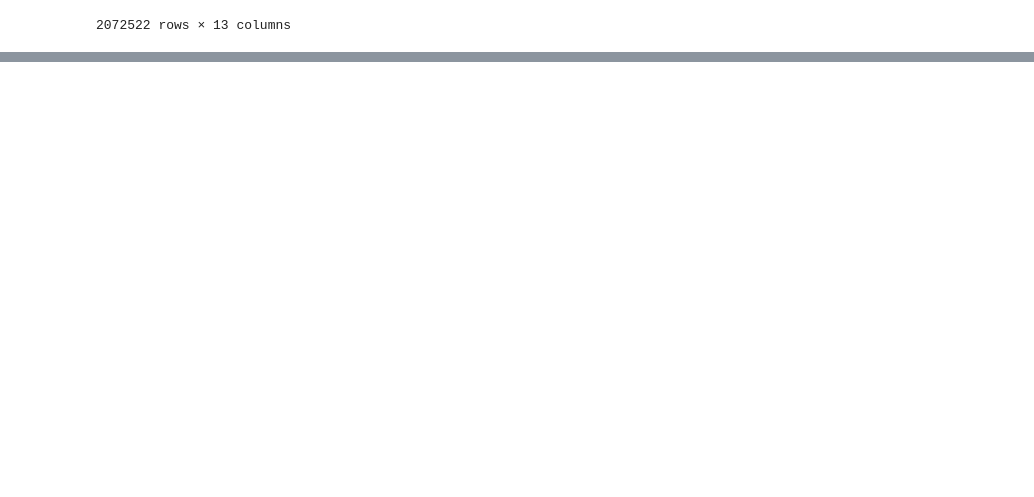
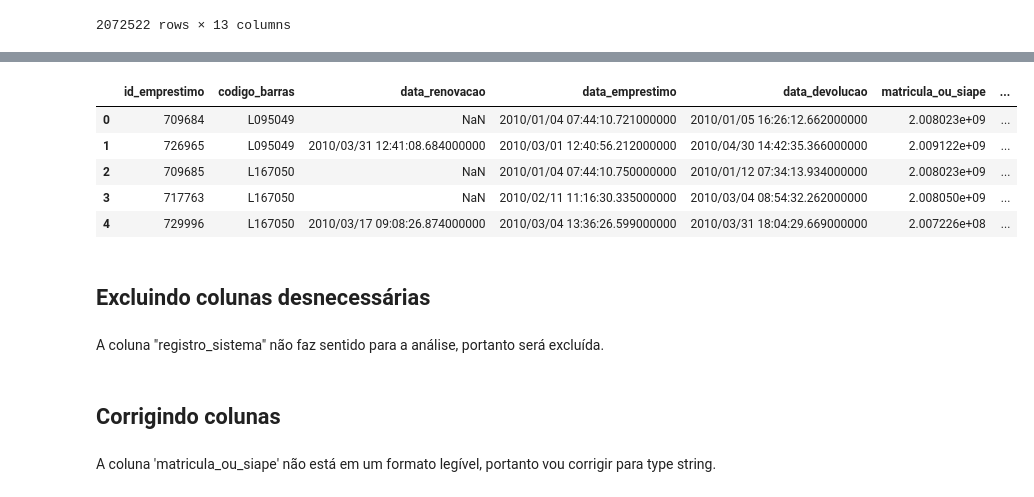
Before and after one commit to iancdesponds/Analise-Dados-Biblioteca-UFRN, a Jupyter notebook: analise.ipynb, the cells around one changed output, grey strips where cells are left out. Drawn from its saved outputs; the diff is of its cells as text; code cells hidden in the pictures; blank space fills up the shorter version.

```diff
--- a/analise.ipynb
+++ b/analise.ipynb
@@ -154,0 +194,13 @@ emprestimos_completo
+# %%
+emprestimos_completo.head()
+# %% [output]
+|  | id_emprestimo | codigo_barras | data_renovacao | data_emprestimo | data_devolucao | matricula_ou_siape | ... |
+| 0 | 709684 | L095049 | NaN | 2010/01/04 07:44:10.721000000 | 2010/01/05 16:26:12.662000000 | 2.008023e+09 | ... |
+| 1 | 726965 | L095049 | 2010/03/31 12:41:08.684000000 | 2010/03/01 12:40:56.212000000 | 2010/04/30 14:42:35.366000000 | 2.009122e+09 | ... |
+| 2 | 709685 | L167050 | NaN | 2010/01/04 07:44:10.750000000 | 2010/01/12 07:34:13.934000000 | 2.008023e+09 | ... |
+| 3 | 717763 | L167050 | NaN | 2010/02/11 11:16:30.335000000 | 2010/03/04 08:54:32.262000000 | 2.008050e+09 | ... |
+| 4 | 729996 | L167050 | 2010/03/17 09:08:26.874000000 | 2010/03/04 13:36:26.599000000 | 2010/03/31 18:04:29.669000000 | 2.007226e+08 | ... |
+# %% [markdown]
+## Excluindo colunas desnecessárias
+# %% [markdown]
+A coluna "registro_sistema" não faz sentido para a análise, portanto será excluída.
@@ -154,0 +209,4 @@ emprestimos_completo
+# %% [markdown]
+## Corrigindo colunas
+# %% [markdown]
+A coluna 'matricula_ou_siape' não está em um formato legível, portanto vou corrigir para type string.
```
Also changed, not shown: parts of 6 cells of this notebook.
